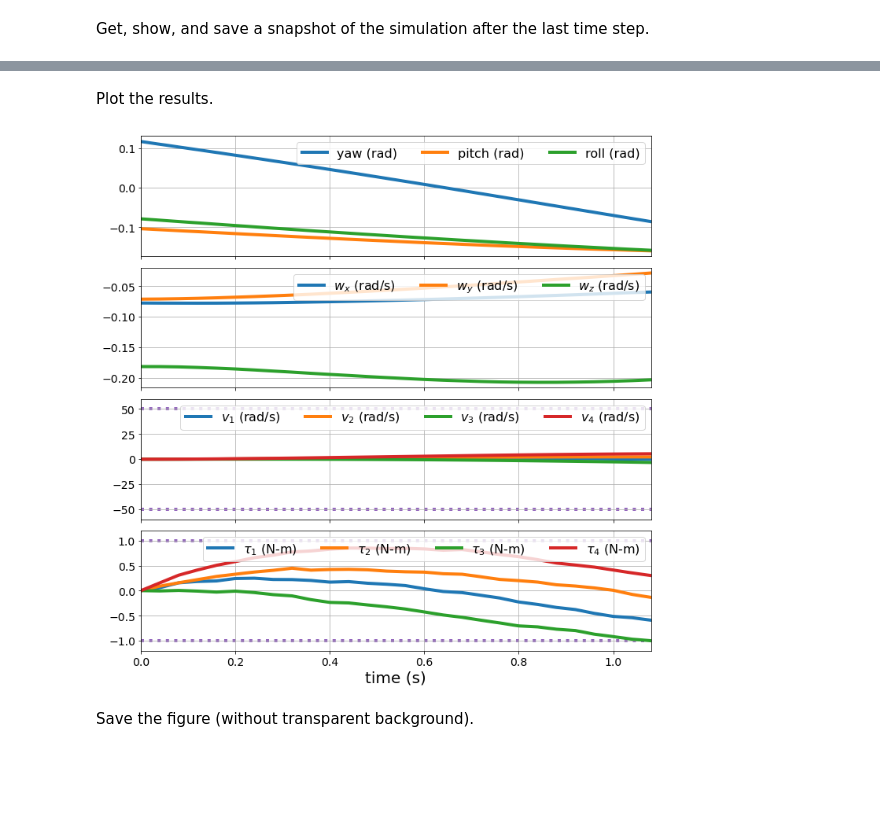
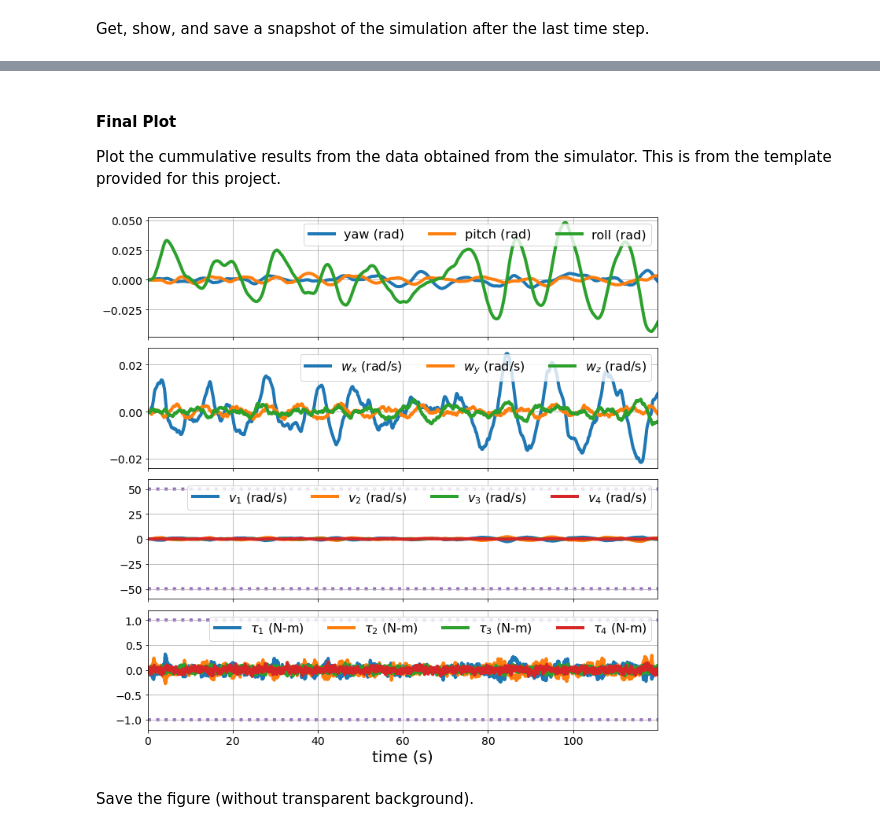
Before and after one commit to varshakrishnakumar/AE-353-Design-Project-3, a Jupyter notebook: RunSpacecraft.ipynb, the cells around one changed output, grey strips where cells are left out. Saved outputs shown, nothing was run; the diff lists cells and outputs as text; code cells hidden in the pictures; blank space fills up the shorter version.

```diff
--- a/RunSpacecraft.ipynb
+++ b/RunSpacecraft.ipynb
@@ -394,2 +363,0 @@ Create an instance of the controller.
-# %%
-controller = Controller()
@@ -574,0 +840,40 @@ plt.imsave('my_snapshot.png', rgba)
+# %%
+yaws = []
+pitches = []
+rolls = []
+times = []
+error = np.zeros((100, 3))
+new_data = []
+for i in range(0,100):
+    simulator.reset(
+        orientation={
+        'yaw': 0.,
+        'pitch': 0.,
+        'roll': 0.,
+        },
+        angular_velocity={
+            'x': 0.,
+            'y': 0.,
+            'z': 0.,
+        },
+        scope_noise=5.0,
+    )
+    simulator.reset(
+        orientation=None,
+        angular_velocity=None,
+        scope_noise=0.1,
+    )
+
+    controller.reset()
+
+    data = simulator.run(
+        controller,           # <-- required (an instance of your Controller class)
+        max_time=50.0,         # <-- optional (how long you want to run the simulation in seconds)
+        data_filename=None,   # <-- optional (name of file to which you want data saved, e.g., 'my_data.json')
+        video_filename=None,  # <-- optional (name of file to which you want video saved, e.g., 'my_video.mov')
+        print_debug=False,    # <-- optional (whether to print debug text - this is recommended when saving video)
+    )
+    times.append(data['t'][-1])
+    yaws.append((np.sum(np.square(data['yaw'])) / len(data['yaw']))**0.5)
+    pitches.append((np.sum(np.square(data['pitch'])) / len(data['pitch']))**0.5)
+    rolls.append((np.sum(np.square(data['roll'])) / len(data['roll']))**0.5)
@@ -575,6 +919,10 @@ plt.imsave('my_snapshot.png', rgba)
 # %% [markdown]
-Plot the results.
+#### Final Plot
+
+Plot the cummulative results from the data obtained from the simulator. This is from the template provided for this project.
 # %%
+data = get_data(working_K[15], L)
+
 # Create a figure with three subplots, all of which share the same x-axis
 fig, (ax_ori, ax_vel, ax_rwvel, ax_rwtau) = plt.subplots(4, 1, figsize=(10, 10), sharex=True)
 
@@ -612,34 +960,34 @@ ax_rwvel.legend(fontsize=16, ncol=4, loc='upper right')
 ax_rwvel.tick_params(labelsize=14)
 ax_rwvel.set_ylim(-1.2 * simulator.v_max, 1.2 * simulator.v_max)
 
 # Plot torque applied to each reaction wheel
 ax_rwtau.plot(data['t'], data['front_torque'], label=r'$\tau_1$ (N-m)', linewidth=4)
 ax_rwtau.plot(data['t'], data['back_torque'], label=r'$\tau_2$ (N-m)', linewidth=4)
 ax_rwtau.plot(data['t'], data['left_torque'], label=r'$\tau_3$ (N-m)', linewidth=4)
 ax_rwtau.plot(data['t'], data['right_torque'], label=r'$\tau_4$ (N-m)', linewidth=4)
 ax_rwtau.plot(
     data['t'], np.ones_like(data['t']) * simulator.tau_max,
     ':', linewidth=4, color='C4', zorder=0,
 )
 ax_rwtau.plot(
     data['t'], -np.ones_like(data['t']) * simulator.tau_max,
     ':', linewidth=4, color='C4', zorder=0,
 )
 ax_rwtau.grid()
 ax_rwtau.legend(fontsize=16, ncol=4, loc='upper right')
 ax_rwtau.tick_params(labelsize=14)
 
 
 # Set x-axis properties (only need to do this on the last
 # subplot since all subplots share the same x-axis)
 ax_rwtau.set_xlabel('time (s)', fontsize=20)
 ax_rwtau.set_xlim([data['t'][0], data['t'][-1]])
 ax_rwtau.set_ylim(-1.2 * simulator.tau_max, 1.2 * simulator.tau_max)
 
 # Make the arrangement of subplots look nice
 fig.tight_layout()
 # %% [output]
-[figure, old version]
+[figure, new version]
 # %% [markdown]
 Save the figure (without transparent background).
 # %%
```
Also changed, not shown: parts of 68 cells of this notebook, 6 other files.
